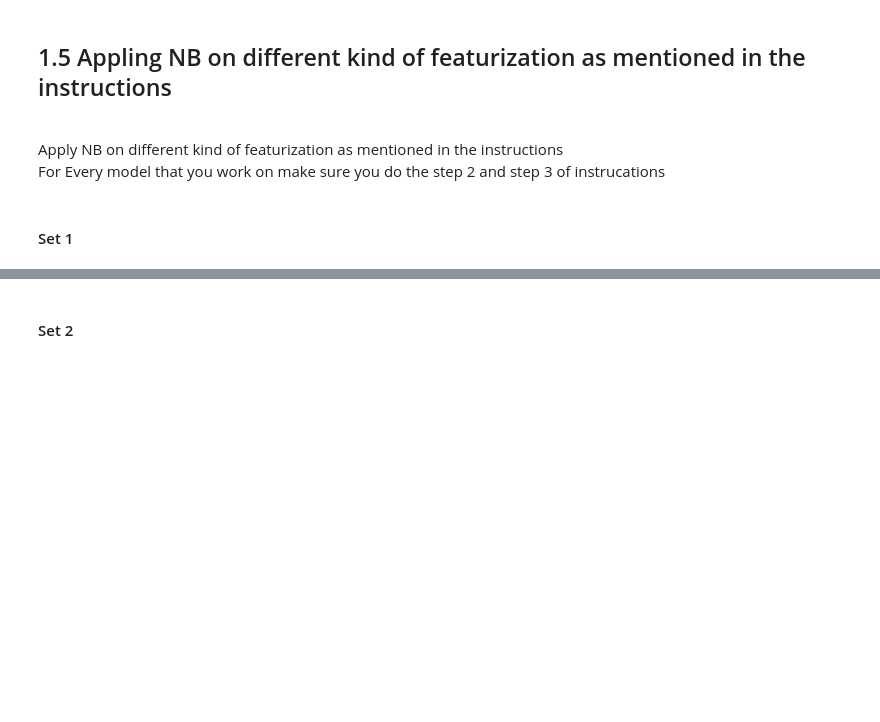
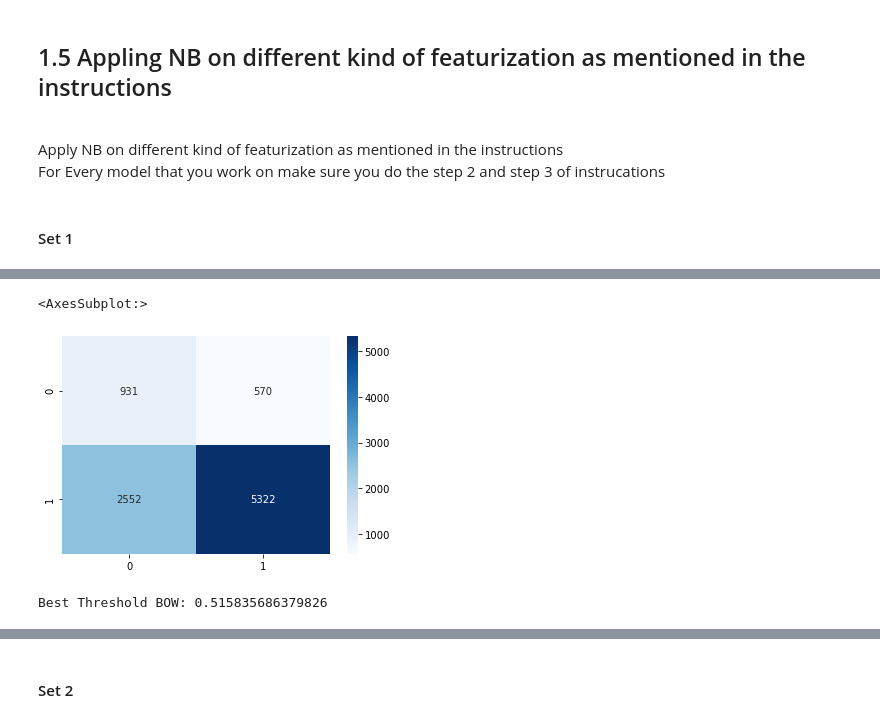
Before and after one commit to sanjeebKumarGouda/GussianNaiveBays-on-Donors-Choose-Dataset, a Jupyter notebook: NB_Assignment_instructions.ipynb, the cells around one changed output, grey strips where cells are left out. Cells and saved outputs as stored; diff of their text form; code cells hidden in the pictures; blank space fills up the shorter version.

```diff
--- a/NB_Assignment_instructions.ipynb
+++ b/NB_Assignment_instructions.ipynb
@@ -611,0 +570,11 @@ plt.show()
+# %%
+sns.heatmap(confusion_matrix(y_cv_bow, y_cv_pred_class_bow), annot=True,fmt="d",cmap='Blues')
+# %% [output]
+<AxesSubplot:>
+[figure, added]
+# %%
+threshold_score_dict_bow = dict(zip(cv_thresholds_bow.tolist(), np.multiply(cv_tpr_bow.reshape(1,-1), 1 - cv_fpr_bow.reshape(1,-1)).tolist()[0]))
+threshold_score_dict_bow = dict(sorted(threshold_score_dict_bow.items(), key = lambda x:x[1], reverse=True))
+print("Best Threshold BOW: {}".format(list(threshold_score_dict_bow.items())[0][0]))
+# %% [output]
+Best Threshold BOW: 0.515835686379826
```
Also changed, not shown: parts of 17 cells of this notebook.
